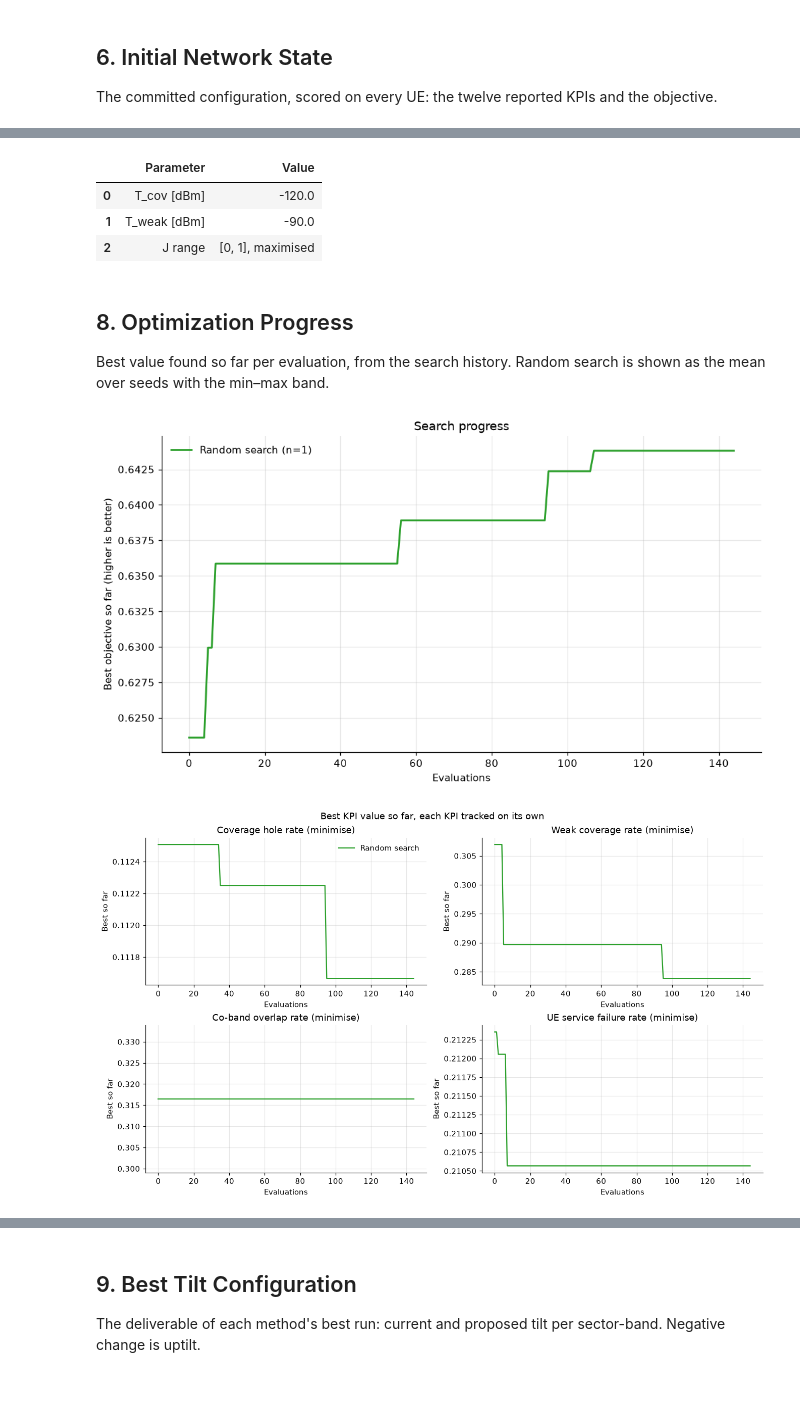
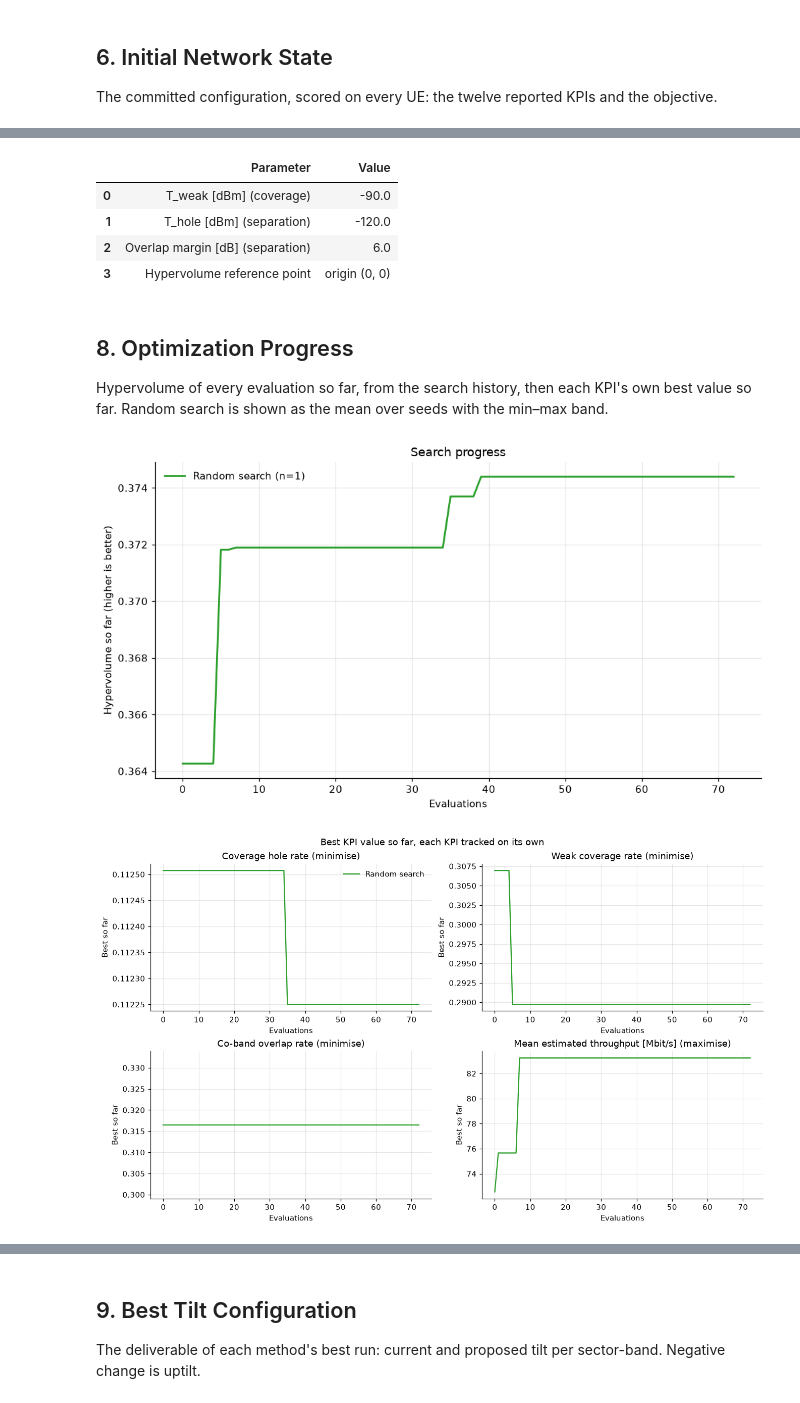
Before and after one commit to NguyenVu04/band-tilt, a Jupyter notebook: notebooks/03a_baseline.ipynb, the cells around one changed output, grey strips where cells are left out. Cells and saved outputs as stored; diff of their text form; code cells hidden in the pictures.

```diff
--- a/notebooks/03a_baseline.ipynb
+++ b/notebooks/03a_baseline.ipynb
@@ -131,7 +132,7 @@ network = pd.DataFrame(
             f"{space.n_dim} ({len(space.sectors)} sectors x {len(space.band_names)} bands)",
             f"{space.lower.min():g} – {space.upper.max():g}",
             ", ".join(f"{value:g}" for value in np.unique(space.baseline)),
-            "Not constrained: continuous tilt inside the box",
+            f"{space.resolution_deg:g}° step; change not constrained",
         ],
     }
 )
@@ -366,13 +377,18 @@ per band, and none of them is weighted into it.
 # %%
-# The objective has no parameters of its own: it reads two KPI
-# thresholds and nothing else.
+# The objectives read three KPI settings, nothing else.
 parameters = pd.DataFrame(
     {
-        "Parameter": ["T_cov [dBm]", "T_weak [dBm]", "J range"],
+        "Parameter": [
+            "T_weak [dBm] (coverage)",
+            "T_hole [dBm] (separation)",
+            "Overlap margin [dB] (separation)",
+            "Hypervolume reference point",
+        ],
         "Value": [
+            cfg.kpi.weak_dbm,
             cfg.kpi.hole_dbm,
-            cfg.kpi.weak_dbm,
-            "[0, 1], maximised",
+            cfg.kpi.overlap_margin_db,
+            "origin (0, 0)",
         ],
     }
 )
@@ -380,34 +396,35 @@ save_table(parameters, "objective_parameters")
 parameters
 # %% [output]
 |  | Parameter | Value |
-| 0 | T_cov [dBm] | -120.0 |
-| 1 | T_weak [dBm] | -90.0 |
-| 2 | J range | [0, 1], maximised |
+| 0 | T_weak [dBm] (coverage) | -90.0 |
+| 1 | T_hole [dBm] (separation) | -120.0 |
+| 2 | Overlap margin [dB] (separation) | 6.0 |
+| 3 | Hypervolume reference point | origin (0, 0) |
 # %% [markdown]
 ## 8. Optimization Progress
 
-Best value found so far per evaluation, from the search history. Random search is shown as the mean over seeds with
-the min–max band.
+Hypervolume of every evaluation so far, from the search history, then each KPI's own best value so far. Random
+search is shown as the mean over seeds with the min–max band.
 # %%
 trace = compare.convergence(runs)
 figure = plots.convergence_plot(trace)
 save_fig(figure, "search_progress")
 plt.show()
 
 figure, axes = plt.subplots(2, 2, figsize=(12.0, 7.0), constrained_layout=True)
-for axis, name in zip(axes.ravel(), ("hole_rate", "weak_rate", "overlap_rate", "ue_service_failure_rate"), strict=True):
+for axis, name in zip(axes.ravel(), ("hole_rate", "weak_rate", "overlap_rate", "estimated_throughput_mean_mbps"), strict=True):
     part = trace[trace["kpi"] == name]
     for method, group in part.groupby("method", sort=False):
         mean = group.groupby("iteration")["value"].mean()
         axis.plot(mean.index, mean.to_numpy(), color=plots.COLOURS.get(method), label=label(method))
     axis.set_title(f"{label(name)} ({compare.direction(name)})")
     axis.set_xlabel("Evaluations")
     axis.set_ylabel("Best so far")
 axes[0, 0].legend()
 figure.suptitle("Best KPI value so far, each KPI tracked on its own")
 save_fig(figure, "kpi_progress")
 plt.show()
 # %% [output]
-[figure, old version]
+[figure, new version]
-[figure, old version]
+[figure, new version]
 # %% [markdown]
```
Also changed, not shown: parts of 21 cells of this notebook, 52 other files.
